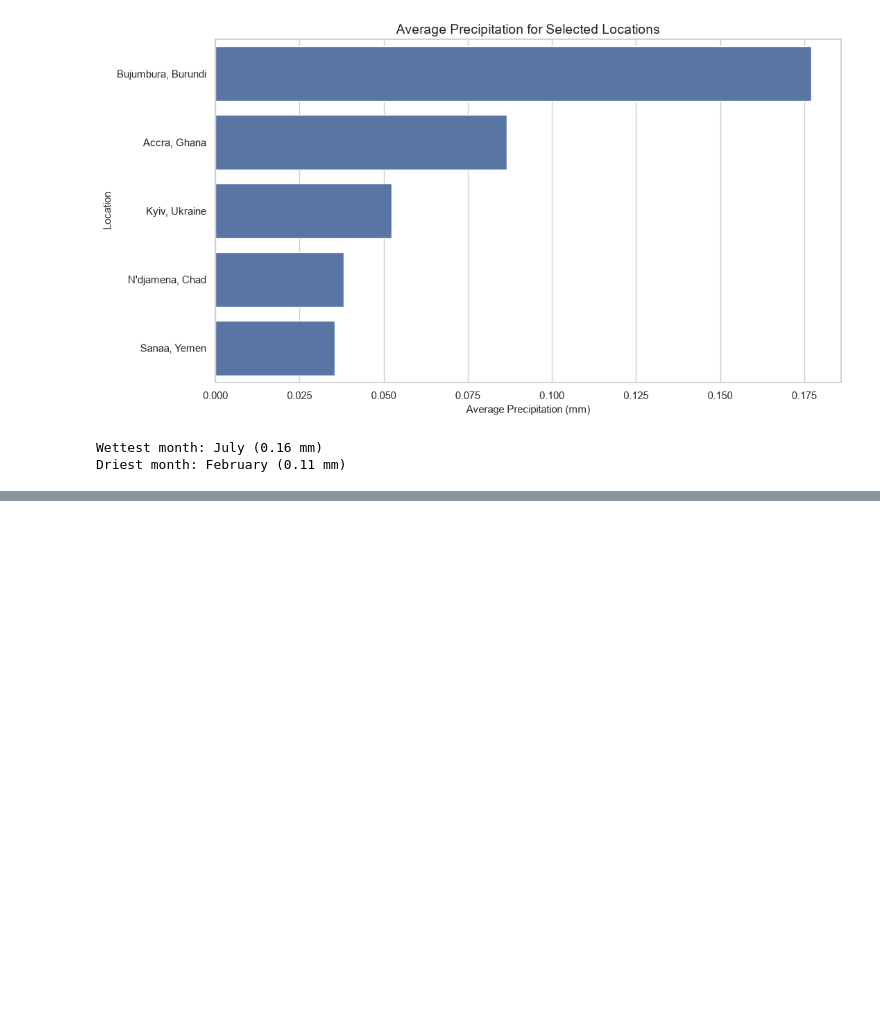
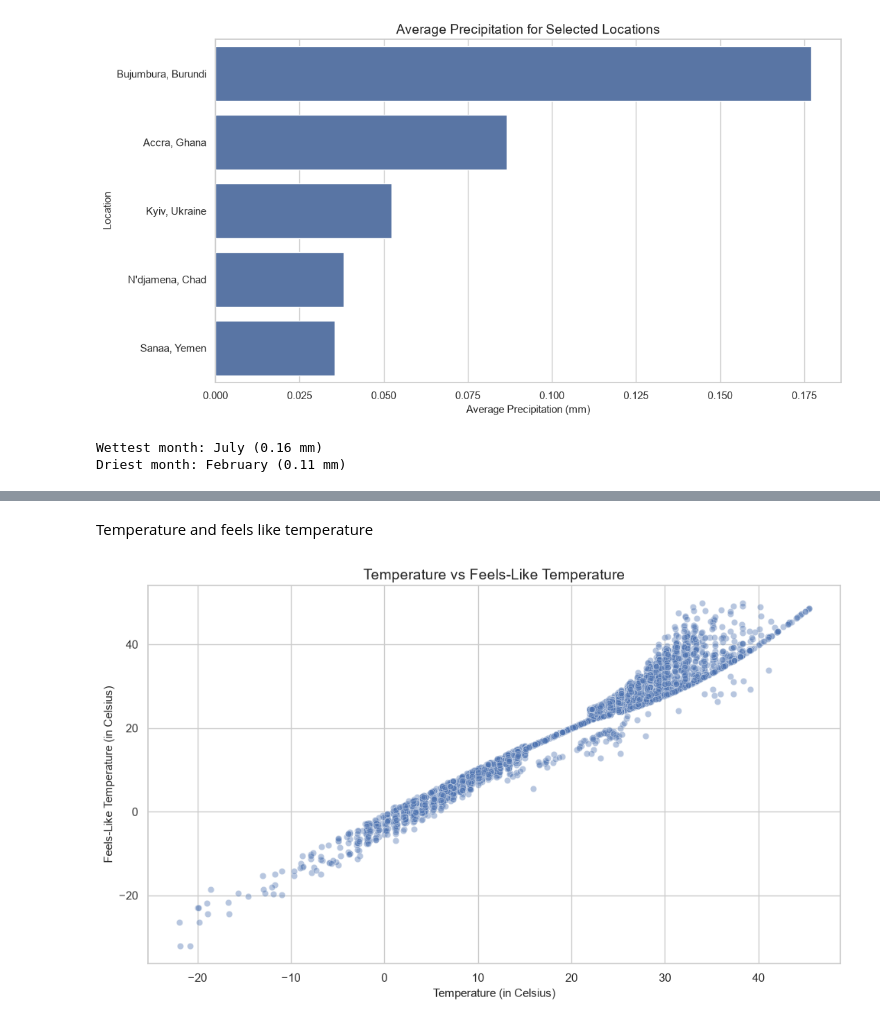
Before and after one commit to rajaraman04/Weather-Forecasting, a Jupyter notebook: weather_trend_forecasting.ipynb, the cells around one changed output, grey strips where cells are left out. Saved outputs shown, nothing was run; the diff lists cells and outputs as text; code cells hidden in the pictures; blank space fills up the shorter version.

```diff
--- a/weather_trend_forecasting.ipynb
+++ b/weather_trend_forecasting.ipynb
@@ -1168,0 +1278,14 @@ display(precip_summary)
+# %% [markdown]
+Temperature and feels like temperature
+# %%
+if "feels_like_celsius" in df_clean.columns:
+    sample_data = df_clean.sample(n=min(5000, len(df_clean)),random_state=RANDOM_STATE)
+    plt.figure(figsize=(10, 6))
+    sns.scatterplot(data=sample_data,x="temperature_celsius",y="feels_like_celsius",alpha=0.4)
+    plt.title("Temperature vs Feels-Like Temperature")
+    plt.xlabel("Temperature (in Celsius)")
+    plt.ylabel("Feels-Like Temperature (in Celsius)")
+    plt.tight_layout()
+    plt.show()
+# %% [output]
+[figure, added]
```
Also changed, not shown: parts of 26 cells of this notebook.
